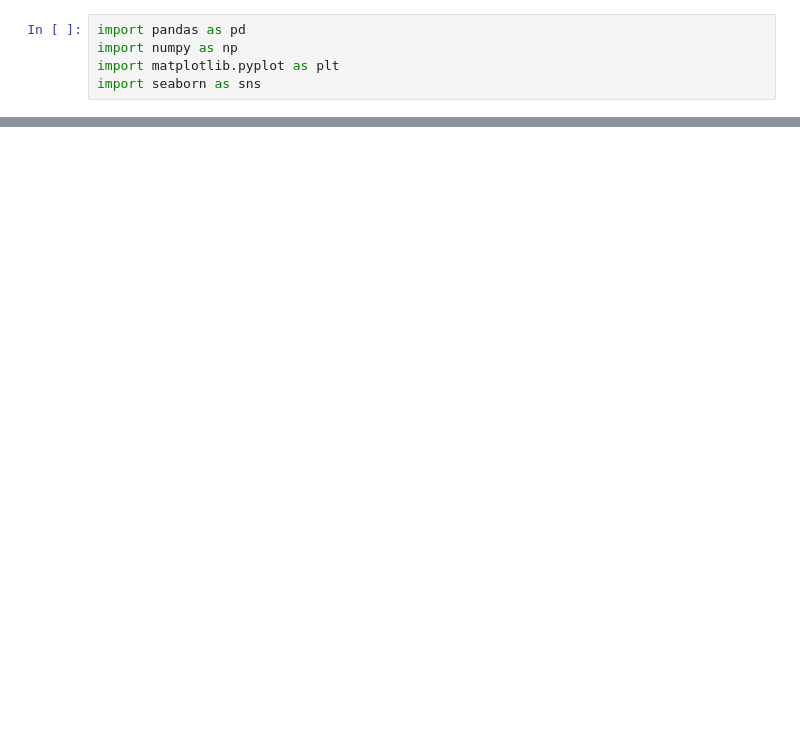
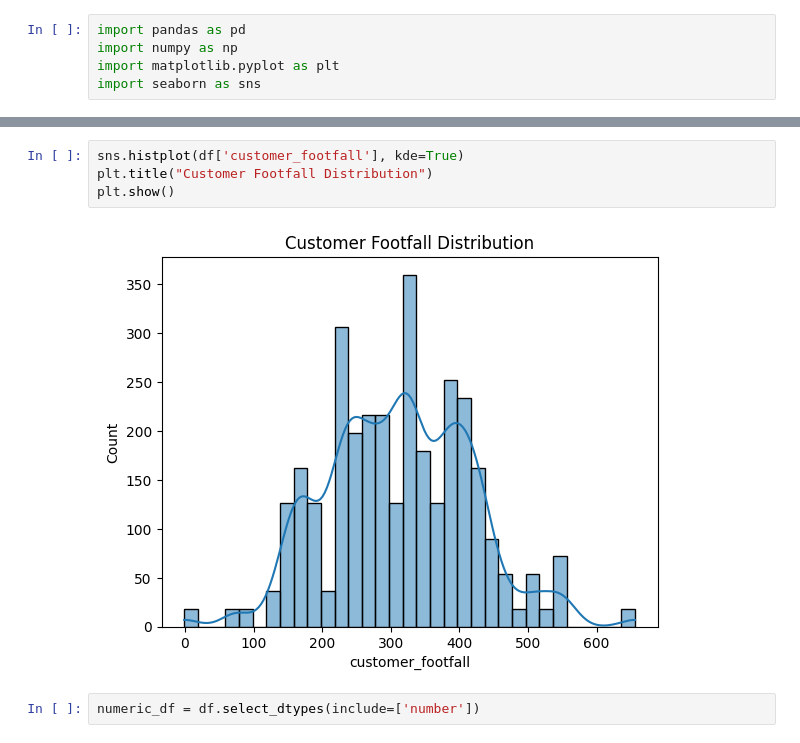
Before and after one commit to abhi009d/FoodDemand, a Jupyter notebook: notebook/eda.ipynb, the cells around one changed output, grey strips where cells are left out. Saved outputs shown, nothing was run; the diff lists cells and outputs as text; blank space fills up the shorter version.

```diff
--- a/notebook/eda.ipynb
+++ b/notebook/eda.ipynb
@@ -31,0 +84,8 @@ plt.show()
+# %%
+sns.histplot(df['customer_footfall'], kde=True)
+plt.title("Customer Footfall Distribution")
+plt.show()
+# %% [output]
+[figure, added]
+# %%
+numeric_df = df.select_dtypes(include=['number'])
```
Also changed, not shown: parts of 16 cells of this notebook, 8 other files.
